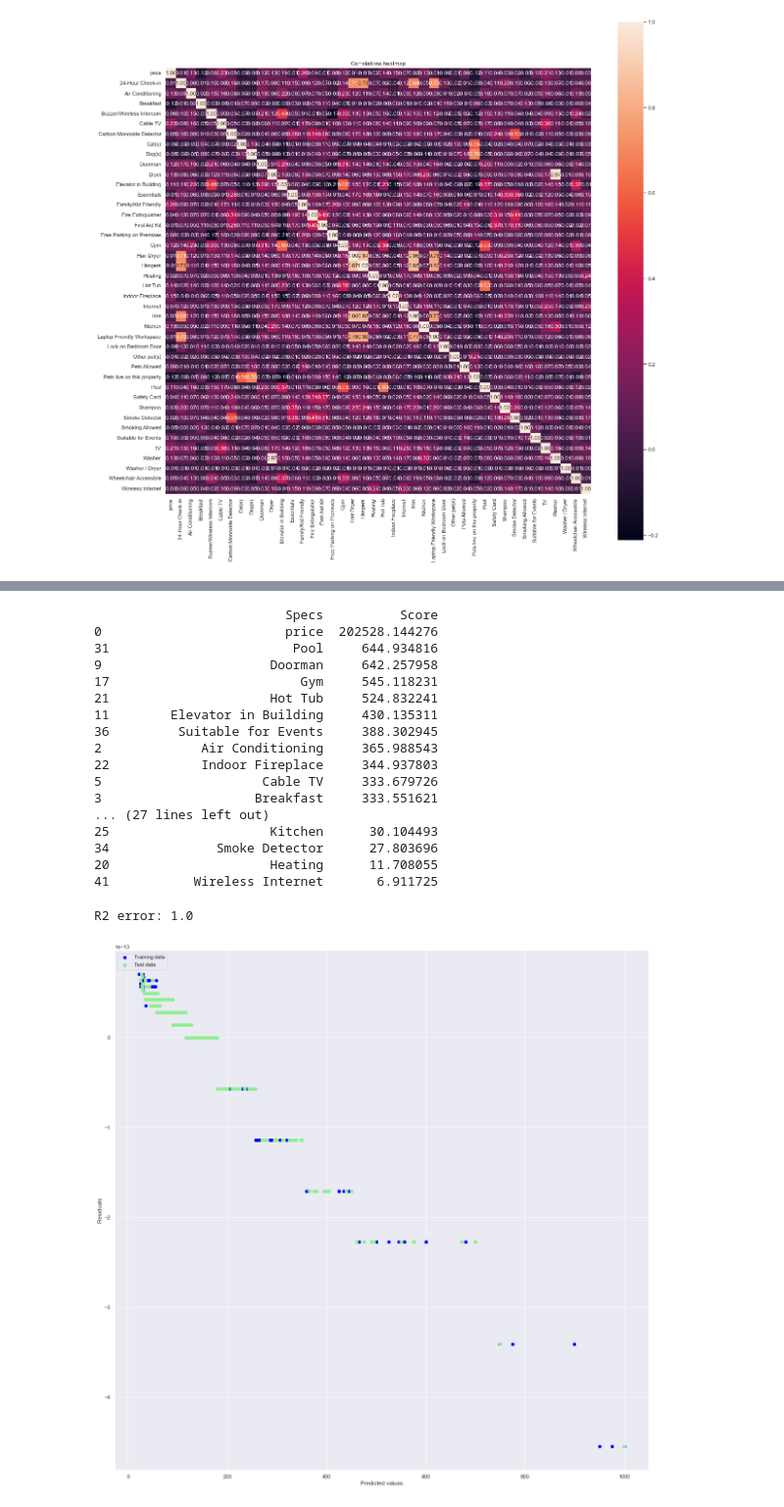
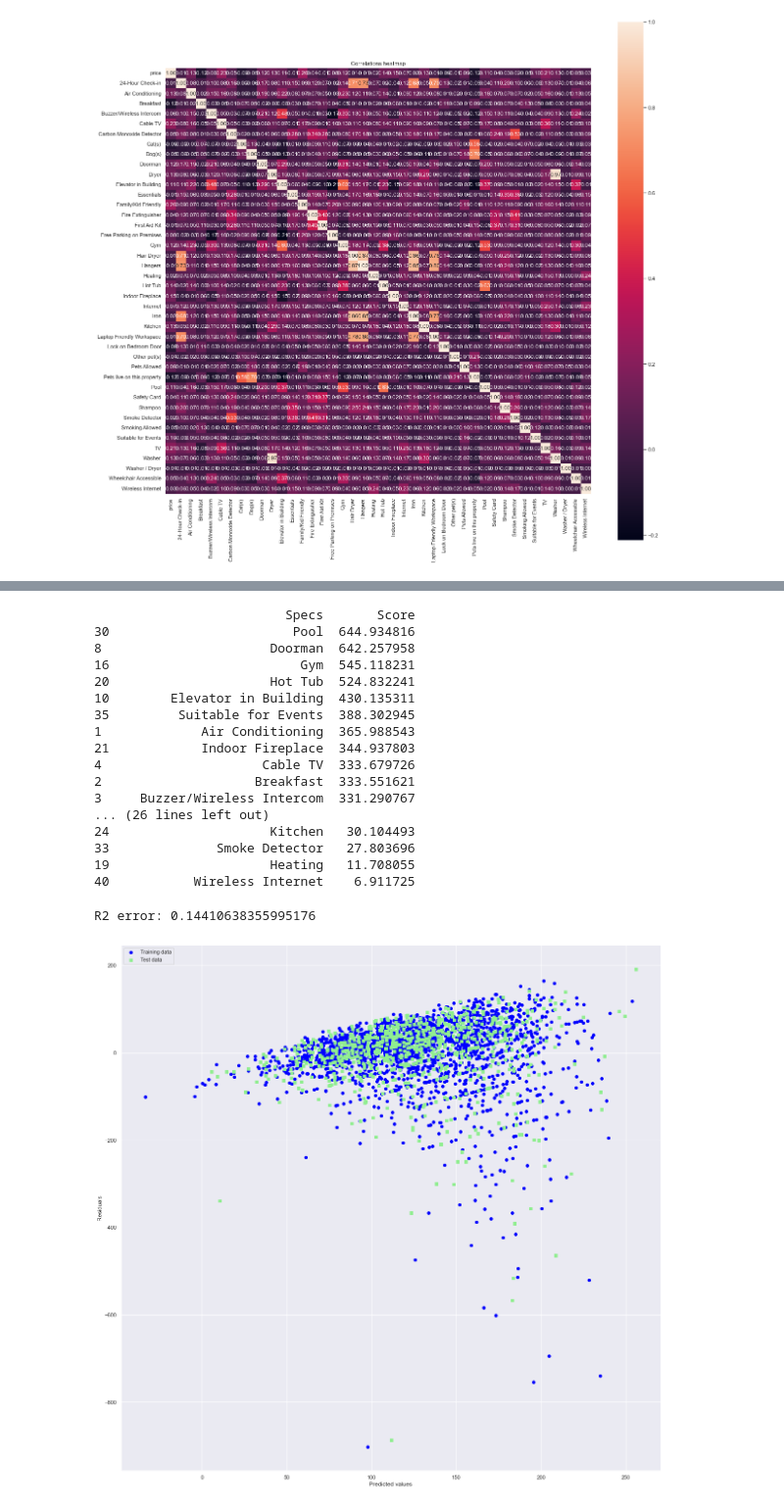
Before and after one commit to gek20/Write_a_Data_Science_Blog_Post, a Jupyter notebook: seattle_airbnb_project.ipynb, the cells around one changed output, grey strips where cells are left out. Shown at 98% size. Cells and saved outputs as stored; diff of their text form; code cells hidden in the pictures.

```diff
--- a/seattle_airbnb_project.ipynb
+++ b/seattle_airbnb_project.ipynb
@@ -475,0 +461,4 @@ x=find_more_imp_features(joint_amenities,coulms_list)
+# %%
+list_no_price=coulms_list.copy()
+list_no_price.remove("price")
+x=find_more_imp_features(joint_amenities,list_no_price)
@@ -476,25 +474,25 @@ x=find_more_imp_features(joint_amenities,coulms_list)
 # %%
-find_top_k_features(joint_amenities,coulms_list)
+find_top_k_features(joint_amenities,list_no_price)
 # %% [output]
-                         Specs          Score
-0                        price  202528.144276
-31                        Pool     644.934816
-9                      Doorman     642.257958
-17                         Gym     545.118231
-21                     Hot Tub     524.832241
-11        Elevator in Building     430.135311
-36         Suitable for Events     388.302945
-2             Air Conditioning     365.988543
-22            Indoor Fireplace     344.937803
-5                     Cable TV     333.679726
-3                    Breakfast     333.551621
-... (27 lines left out)
-25                     Kitchen      30.104493
-34              Smoke Detector      27.803696
-20                     Heating      11.708055
-41           Wireless Internet       6.911725
+                         Specs       Score
+30                        Pool  644.934816
+8                      Doorman  642.257958
+16                         Gym  545.118231
+20                     Hot Tub  524.832241
+10        Elevator in Building  430.135311
+35         Suitable for Events  388.302945
+1             Air Conditioning  365.988543
+21            Indoor Fireplace  344.937803
+4                     Cable TV  333.679726
+2                    Breakfast  333.551621
+3     Buzzer/Wireless Intercom  331.290767
+... (26 lines left out)
+24                     Kitchen   30.104493
+33              Smoke Detector   27.803696
+19                     Heating   11.708055
+40           Wireless Internet    6.911725
 # %%
-train_linear_model(joint_amenities,coulms_list)
+train_linear_model(joint_amenities,list_no_price)
 # %% [output]
-R2 error: 1.0
+R2 error: 0.14410638355995176
-[figure, old version]
+[figure, new version]
```
Also changed, not shown: parts of 2 cells of this notebook.
